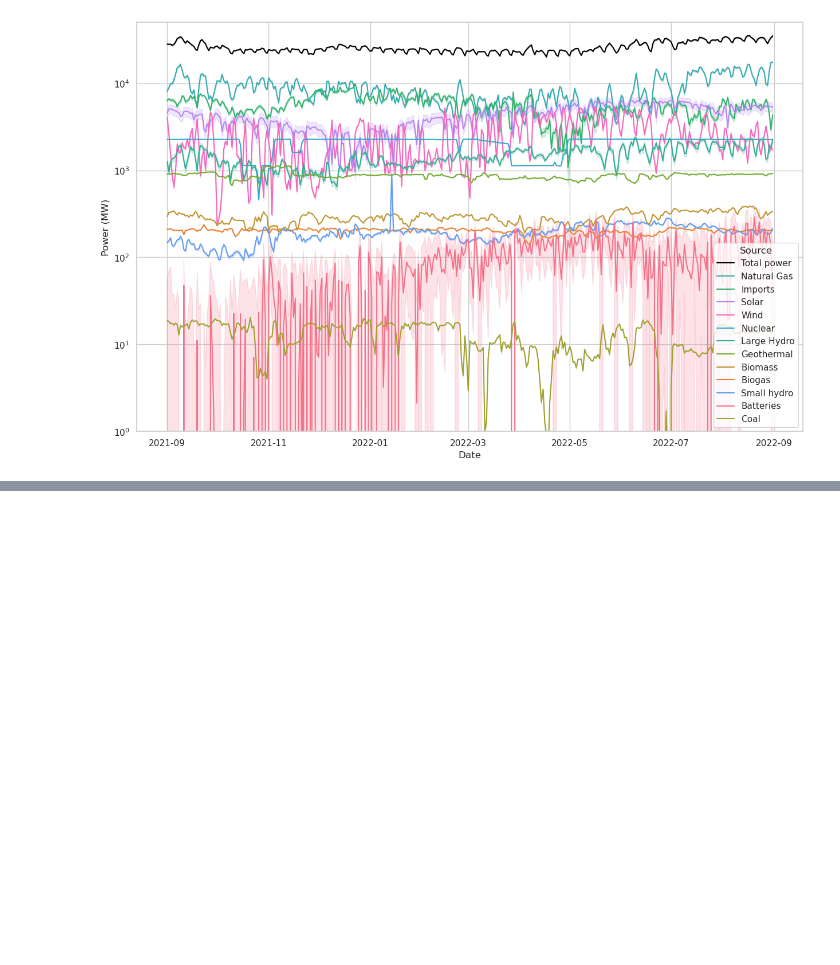
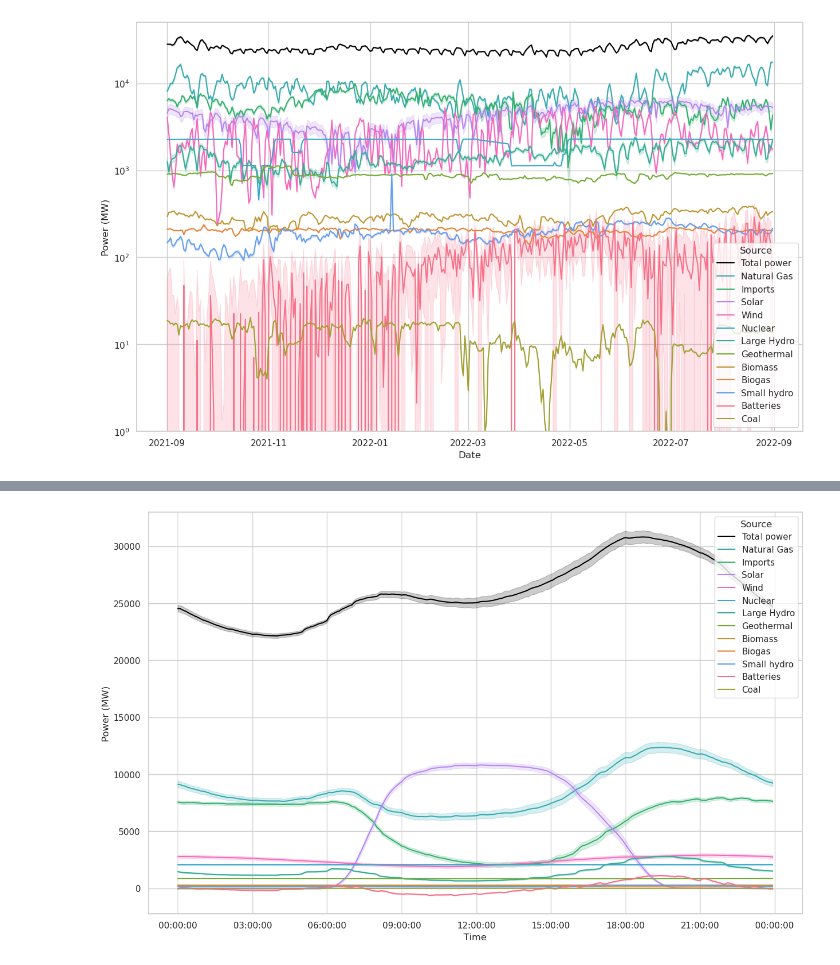
Before and after one commit to buuck/CAISO_renewable_energy, a Jupyter notebook: CAISO_analysis.ipynb, the cells around one changed output, grey strips where cells are left out. Drawn from its saved outputs; the diff is of its cells as text; code cells hidden in the pictures; blank space fills up the shorter version.

```diff
--- a/CAISO_analysis.ipynb
+++ b/CAISO_analysis.ipynb
@@ -87,0 +180,15 @@ plt.show()
+# %%
+fig, ax = plt.subplots(figsize=(15,15/scipy.constants.golden))
+ax = sns.lineplot(
+    ax=ax,
+    data=df_long,
+    x='Time',
+    y='Power (MW)',
+    hue='Source',
+    palette=pal,
+    hue_order=hue_order
+    )
+ax.xaxis.set_major_formatter(mdates.DateFormatter('%H:%M:%S'))
+plt.show()
+# %% [output]
+[figure, added]
```
Also changed, not shown: parts of 33 cells of this notebook.
